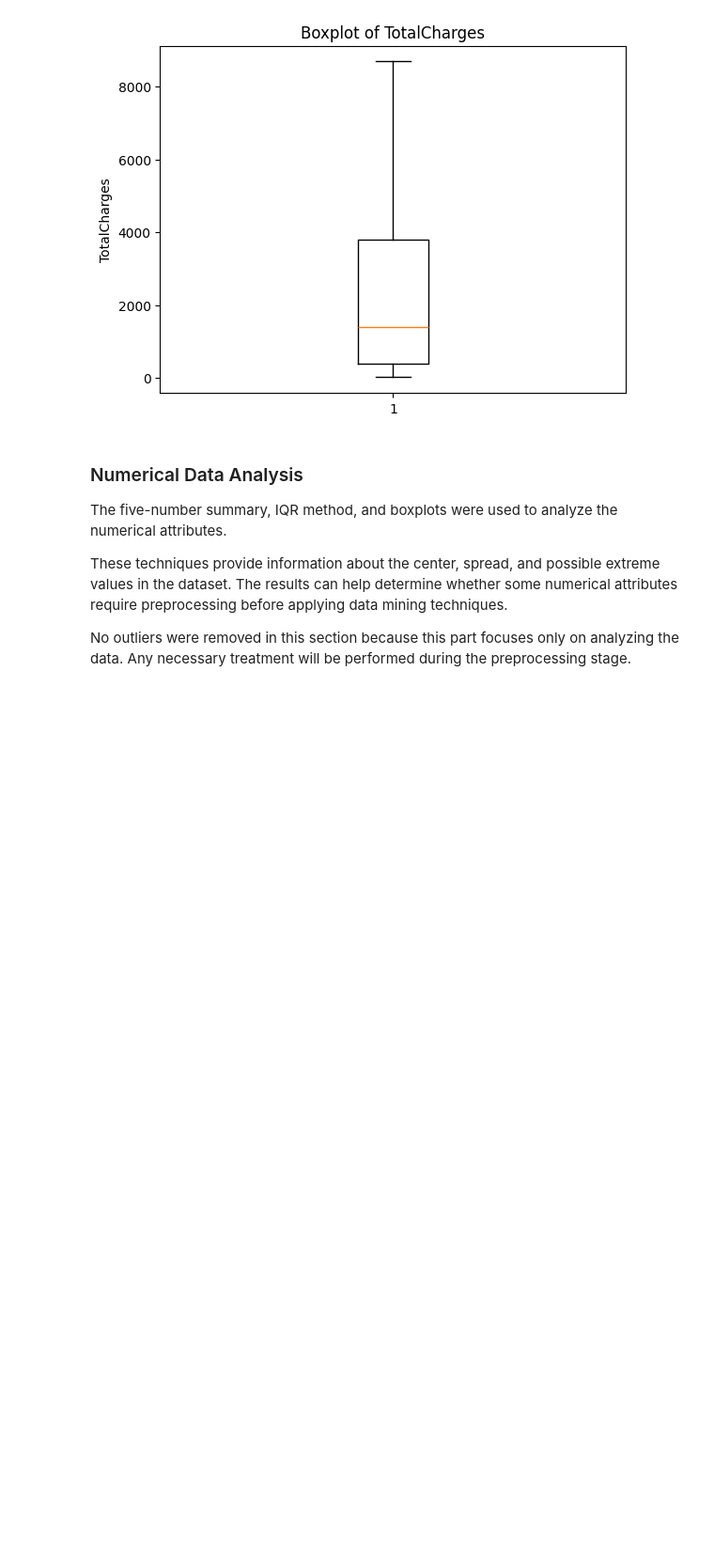
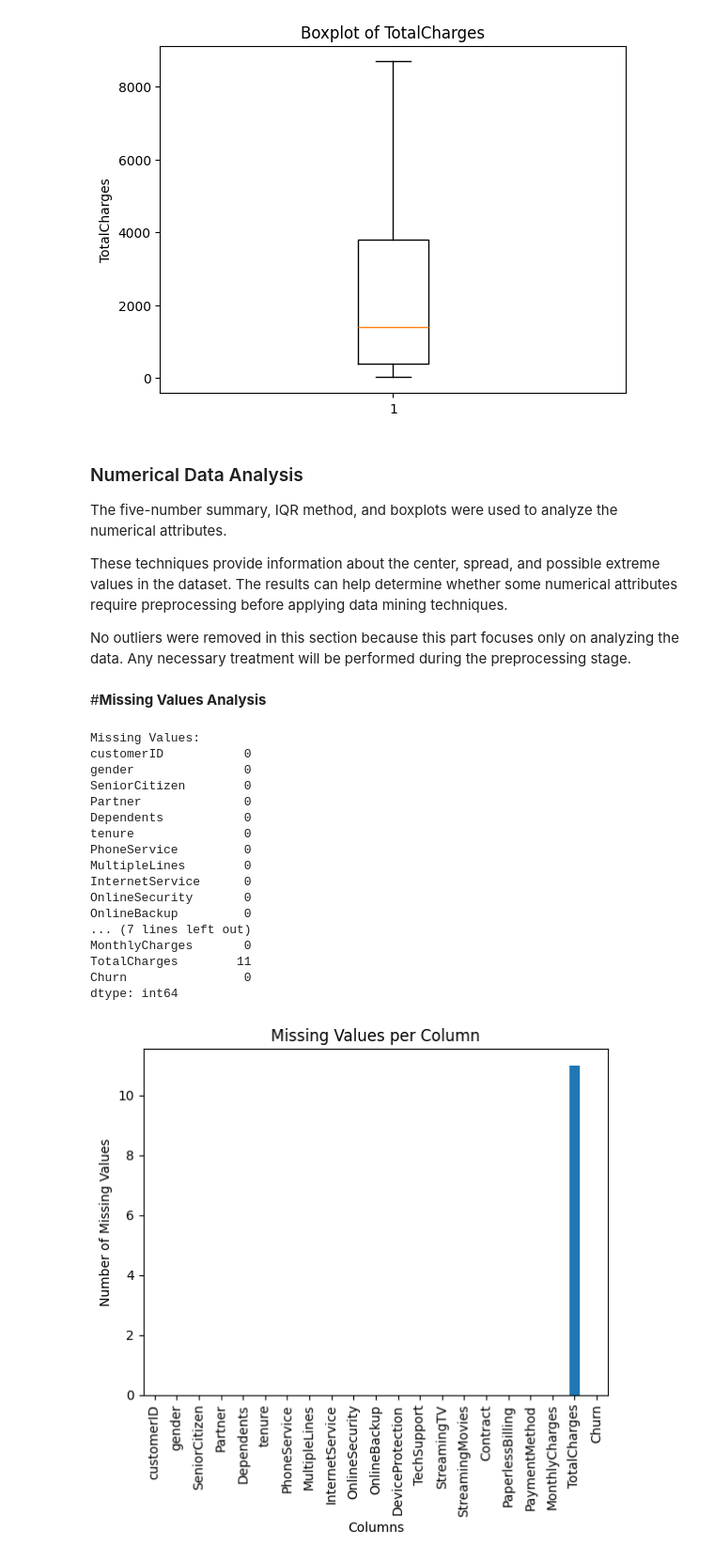
Before and after one commit to LujainAldujain/Data_Mining_Project, a Jupyter notebook: Phase2.ipynb, the cells around one changed output. Shown at 94% size. Cells and saved outputs as stored; diff of their text form; code cells hidden in the pictures; blank space fills up the shorter version.

```diff
--- a/Phase2.ipynb
+++ b/Phase2.ipynb
@@ -115,3 +115,37 @@ The five-number summary, IQR method, and boxplots were used to analyze the numer
 These techniques provide information about the center, spread, and possible extreme values in the dataset. The results can help determine whether some numerical attributes require preprocessing before applying data mining techniques.
 
 No outliers were removed in this section because this part focuses only on analyzing the data. Any necessary treatment will be performed during the preprocessing stage.
+# %% [markdown]
+#**Missing Values Analysis**
+# %%
+import matplotlib.pyplot as plt
+
+missing = df.isnull().sum()
+print("\nMissing Values:")
+print(missing)
+
+plt.figure()
+missing.plot(kind='bar')
+plt.title("Missing Values per Column")
+plt.xlabel("Columns")
+plt.ylabel("Number of Missing Values")
+plt.show()
+# %% [output]
+Missing Values:
+customerID           0
+gender               0
+SeniorCitizen        0
+Partner              0
+Dependents           0
+tenure               0
+PhoneService         0
+MultipleLines        0
+InternetService      0
+OnlineSecurity       0
+OnlineBackup         0
+... (7 lines left out)
+MonthlyCharges       0
+TotalCharges        11
+Churn                0
+dtype: int64
+[figure, added]
```
Also changed, not shown: parts of 6 cells of this notebook.
